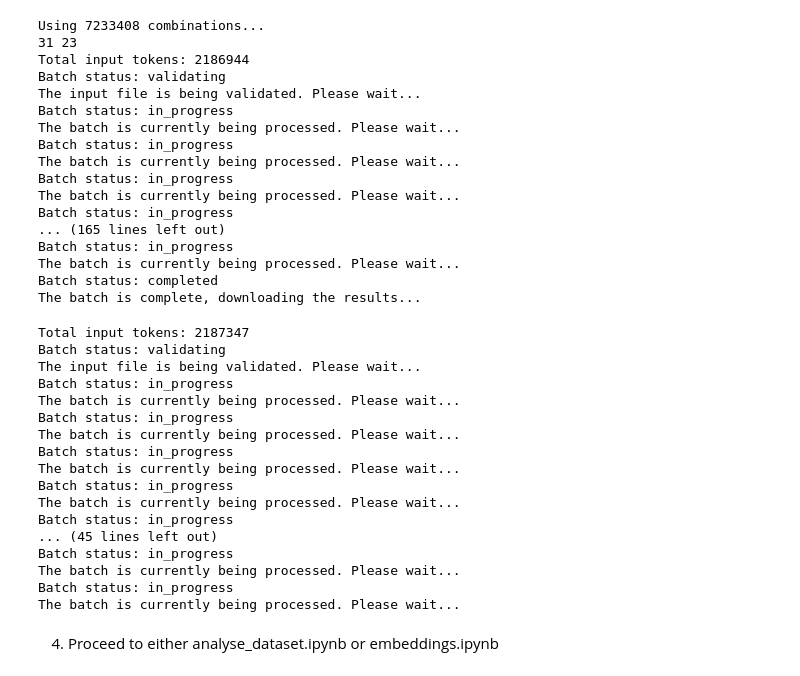
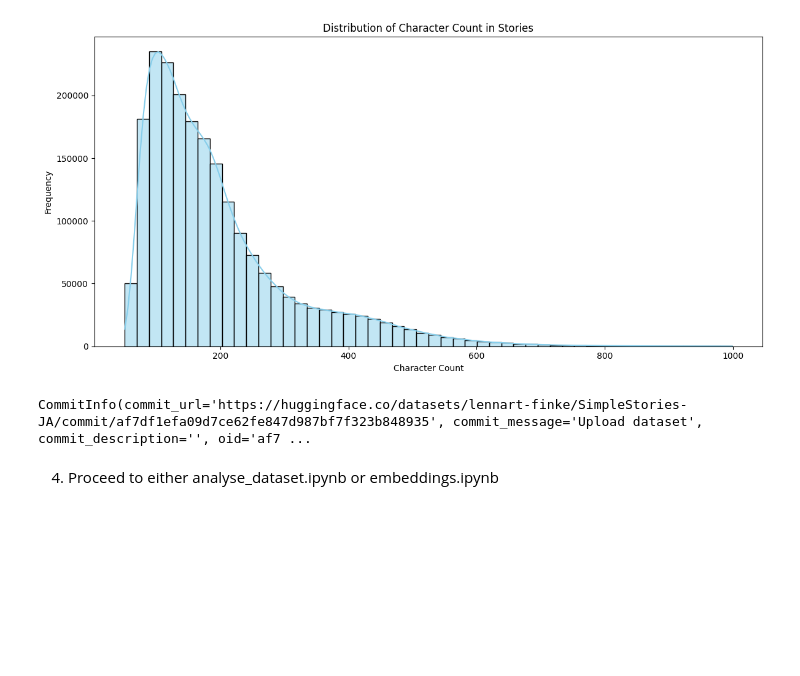
Before and after one commit to lennart-finke/simple_stories_generate, a Jupyter notebook: oai_batch.ipynb, the cells around one changed output. Saved outputs shown, nothing was run; the diff lists cells and outputs as text; code cells hidden in the pictures; blank space fills up the shorter version.

Commit message:
Added multi-language support

```diff
--- a/oai_batch.ipynb
+++ b/oai_batch.ipynb
@@ -133,7 +141,7 @@ with tqdm(total=NUM_COMPLETIONS, desc="Batch Generation") as pbar:
                 purpose="batch"
             )
             batch_input_file_id = batch_input_file.id
-            with open(os.path.join(directory, "input_file_ids.txt"), "a") as f:
+            with open(os.path.join(directory, "input_file_ids.txt"), "a", encoding="utf-8") as f:
                 f.write(batch_input_file_id + "\n")
 
             # 3. Create the batch job
@@ -147,7 +155,7 @@ with tqdm(total=NUM_COMPLETIONS, desc="Batch Generation") as pbar:
             )
 
             batch_id = batch_info.id
-            with open(os.path.join(directory, "batch_job_ids.txt"), "a") as f:
+            with open(os.path.join(directory, "batch_job_ids.txt"), "a", encoding="utf-8") as f:
                 f.write(batch_id + "\n")
 
             # 4. Check the status and download the results
@@ -164,41 +172,6 @@ with tqdm(total=NUM_COMPLETIONS, desc="Batch Generation") as pbar:
 
     if consecutive_failures >= MAX_RETRIES:
         print(f"Stopping due to {MAX_RETRIES} consecutive failures.")
-# %% [output]
-Using 7233408 combinations...
-31 23
-Total input tokens: 2186944
-Batch status: validating
-The input file is being validated. Please wait...
-Batch status: in_progress
-The batch is currently being processed. Please wait...
-Batch status: in_progress
-The batch is currently being processed. Please wait...
-Batch status: in_progress
-The batch is currently being processed. Please wait...
-Batch status: in_progress
-... (165 lines left out)
-Batch status: in_progress
-The batch is currently being processed. Please wait...
-Batch status: completed
-The batch is complete, downloading the results...
-Total input tokens: 2187347
-Batch status: validating
-The input file is being validated. Please wait...
-Batch status: in_progress
-The batch is currently being processed. Please wait...
-Batch status: in_progress
-The batch is currently being processed. Please wait...
-Batch status: in_progress
-The batch is currently being processed. Please wait...
-Batch status: in_progress
-The batch is currently being processed. Please wait...
-Batch status: in_progress
-... (45 lines left out)
-Batch status: in_progress
-The batch is currently being processed. Please wait...
-Batch status: in_progress
-The batch is currently being processed. Please wait...
 # %%
 # In case something went wrong, we can download the result from the last requested batch like this:
 BATCH_NUMBER = 2
@@ -288,2 +296,4 @@ df.to_json(output_file, orient='records', lines=True)
 
 # TODO: Maybe filter out excessively long completions, such as when the end string was not correctly generated. Also, check for non-Latin characters.
+# %%
+df = pd.read_csv('updated_file.csv')
@@ -289,0 +336,8 @@ df.to_json(output_file, orient='records', lines=True)
+# %%
+# Reorder columns
+ordered_cols = ['story', 'topic', 'theme', 'style', 'feature', 'grammar', 'persona', 'initial_word_type', 'initial_letter', 'word_count', 'character_count', 'num_paragraphs', 'avg_word_length', 'avg_sentence_length', 'flesch_reading_ease', 'flesch_kincaid_grade', 'dale_chall_readability_score', 'num_stories_in_completion', 'expected_num_stories_in_completion']
+remaining_columns = [col for col in df.columns if col not in ordered_cols]
+df = df[ordered_cols + remaining_columns]
+# %%
+# In this case all generations were with top_p=0.9, so we can remove this column
+df = df.drop(columns=["top_p"])
@@ -289,0 +413,24 @@ df.to_json(output_file, orient='records', lines=True)
+# %%
+import pandas as pd
+import matplotlib.pyplot as plt
+import seaborn as sns
+
+
+plt.figure(figsize=(12, 6))
+sns.histplot(df['character_count'], bins=50, kde=True, color='skyblue')
+plt.xlabel('Character Count')
+plt.ylabel('Frequency')
+plt.title('Distribution of Character Count in Stories')
+plt.tight_layout()
+plt.show()
+
+longest_stories = df[(df["character_count"] < 1200) & (~df["story"].str.endswith("。"))].sort_values('character_count', ascending=True)
+
+print("The ten longest stories (by character count):\n")
+for idx, row in longest_stories.iterrows():
+    print("--------------------------------------------------")
+    print(f"Index: {idx} | Character Count: {row['character_count']}")
+    print(row['story'])
+    print("--------------------------------------------------\n")
+# %% [output]
+[figure, added]
@@ -290,2 +444,6 @@ df.to_json(output_file, orient='records', lines=True)
+# %%
+dataset.push_to_hub("lennart-finke/SimpleStories-" + LANGUAGE)
+# %% [output]
+CommitInfo(commit_url='https://huggingface.co/datasets/lennart-finke/SimpleStories-JA/commit/af7df1efa09d7ce62fe847d987bf7f323b848935', commit_message='Upload dataset', commit_description='', oid='af7 ...
 # %% [markdown]
 4. Proceed to either analyse_dataset.ipynb or embeddings.ipynb
```
Also changed, not shown: parts of 10 cells of this notebook, 2 other files.
